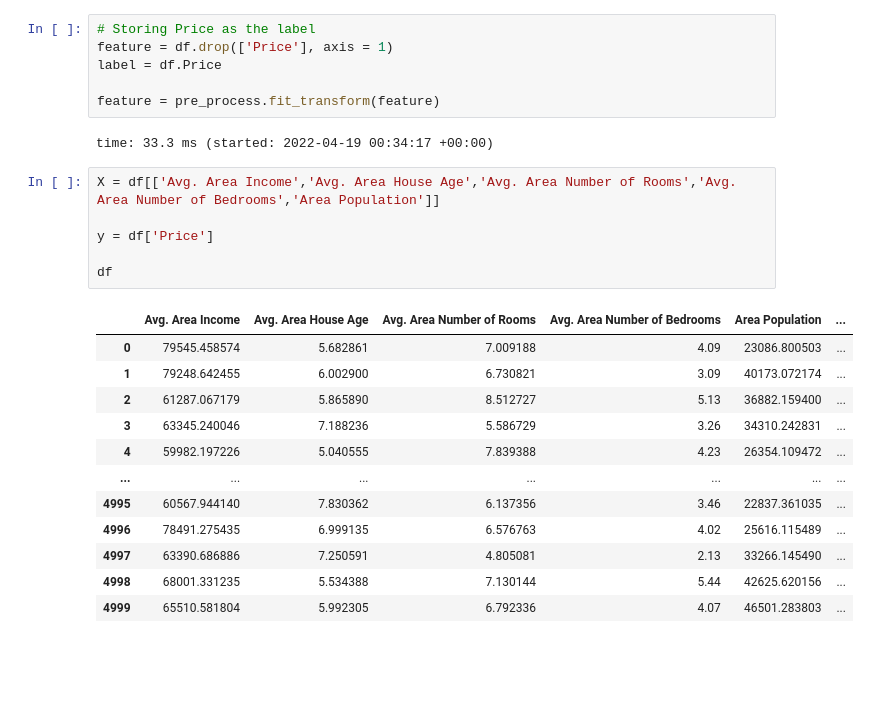
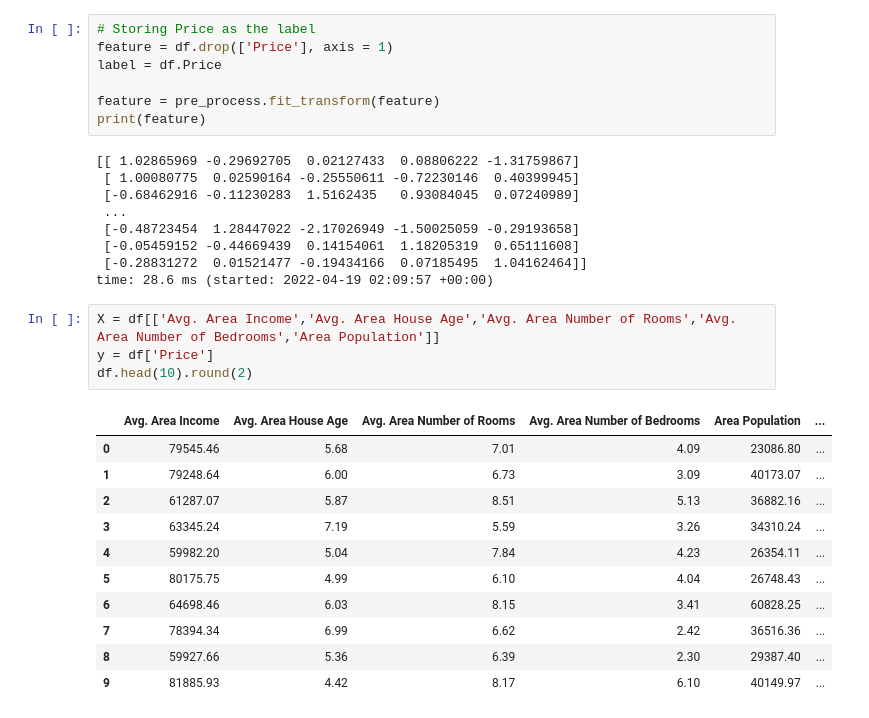
Before and after one commit to mrhosier42/House-Price-Index, a Jupyter notebook: Untitled9.ipynb, the cells around one changed output. Drawn from its saved outputs; the diff is of its cells as text; blank space fills up the shorter version.

```diff
--- a/Untitled9.ipynb
+++ b/Untitled9.ipynb
@@ -108,24 +75,29 @@ feature = df.drop(['Price'], axis = 1)
 label = df.Price
 
 feature = pre_process.fit_transform(feature)
+print(feature)
 # %% [output]
-time: 33.3 ms (started: 2022-04-19 00:34:17 +00:00)
+[[ 1.02865969 -0.29692705  0.02127433  0.08806222 -1.31759867]
+ [ 1.00080775  0.02590164 -0.25550611 -0.72230146  0.40399945]
+ [-0.68462916 -0.11230283  1.5162435   0.93084045  0.07240989]
+ ...
+ [-0.48723454  1.28447022 -2.17026949 -1.50025059 -0.29193658]
+ [-0.05459152 -0.44669439  0.14154061  1.18205319  0.65111608]
+ [-0.28831272  0.01521477 -0.19434166  0.07185495  1.04162464]]
+time: 28.6 ms (started: 2022-04-19 02:09:57 +00:00)
 # %%
 X = df[['Avg. Area Income','Avg. Area House Age','Avg. Area Number of Rooms','Avg. Area Number of Bedrooms','Area Population']]
-
 y = df['Price']
-
-df
+df.head(10).round(2)
 # %% [output]
 |  | Avg. Area Income | Avg. Area House Age | Avg. Area Number of Rooms | Avg. Area Number of Bedrooms | Area Population | ... |
-| 0 | 79545.458574 | 5.682861 | 7.009188 | 4.09 | 23086.800503 | ... |
-| 1 | 79248.642455 | 6.002900 | 6.730821 | 3.09 | 40173.072174 | ... |
-| 2 | 61287.067179 | 5.865890 | 8.512727 | 5.13 | 36882.159400 | ... |
-| 3 | 63345.240046 | 7.188236 | 5.586729 | 3.26 | 34310.242831 | ... |
-| 4 | 59982.197226 | 5.040555 | 7.839388 | 4.23 | 26354.109472 | ... |
-| ... | ... | ... | ... | ... | ... | ... |
-| 4995 | 60567.944140 | 7.830362 | 6.137356 | 3.46 | 22837.361035 | ... |
-| 4996 | 78491.275435 | 6.999135 | 6.576763 | 4.02 | 25616.115489 | ... |
-| 4997 | 63390.686886 | 7.250591 | 4.805081 | 2.13 | 33266.145490 | ... |
-| 4998 | 68001.331235 | 5.534388 | 7.130144 | 5.44 | 42625.620156 | ... |
-| 4999 | 65510.581804 | 5.992305 | 6.792336 | 4.07 | 46501.283803 | ... |
+| 0 | 79545.46 | 5.68 | 7.01 | 4.09 | 23086.80 | ... |
+| 1 | 79248.64 | 6.00 | 6.73 | 3.09 | 40173.07 | ... |
+| 2 | 61287.07 | 5.87 | 8.51 | 5.13 | 36882.16 | ... |
+| 3 | 63345.24 | 7.19 | 5.59 | 3.26 | 34310.24 | ... |
+| 4 | 59982.20 | 5.04 | 7.84 | 4.23 | 26354.11 | ... |
+| 5 | 80175.75 | 4.99 | 6.10 | 4.04 | 26748.43 | ... |
+| 6 | 64698.46 | 6.03 | 8.15 | 3.41 | 60828.25 | ... |
+| 7 | 78394.34 | 6.99 | 6.62 | 2.42 | 36516.36 | ... |
+| 8 | 59927.66 | 5.36 | 6.39 | 2.30 | 29387.40 | ... |
+| 9 | 81885.93 | 4.42 | 8.17 | 6.10 | 40149.97 | ... |
```
Also changed, not shown: parts of 33 cells of this notebook.
